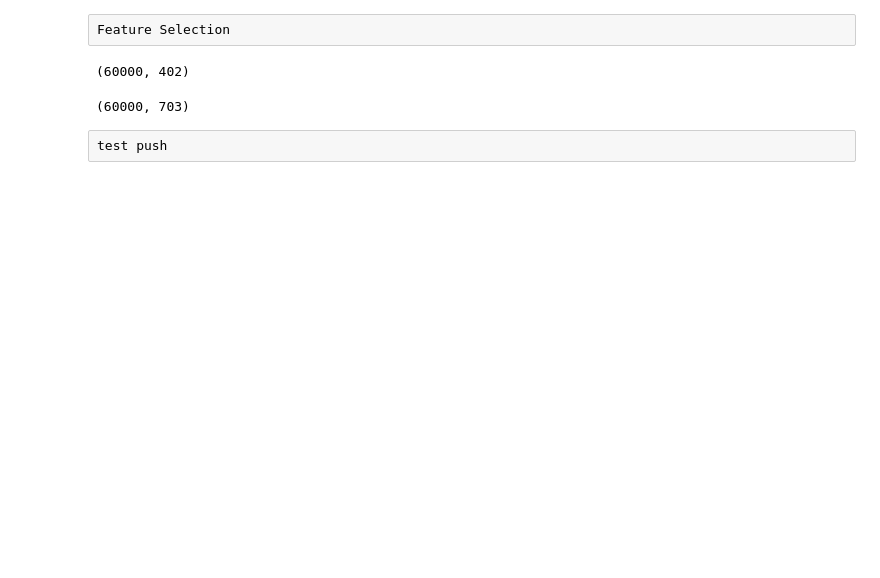
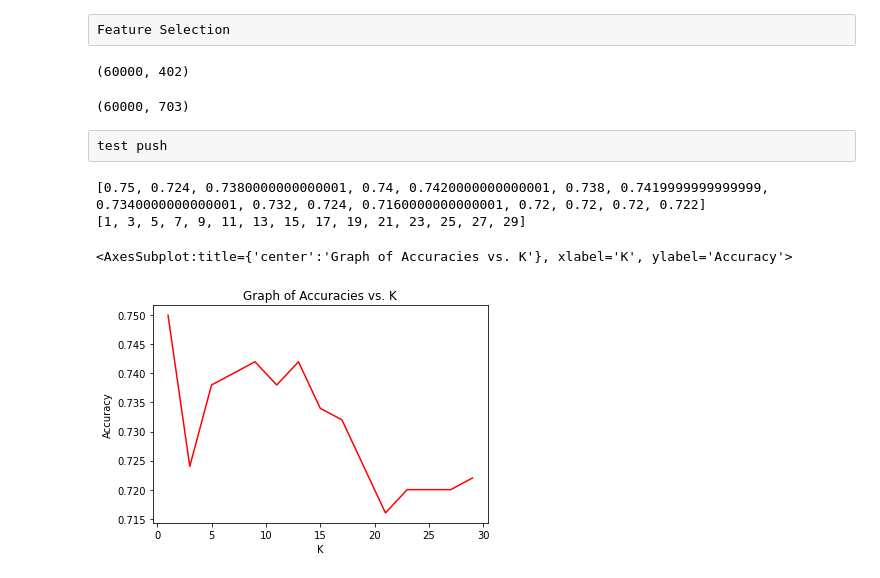
Before and after one commit to etgeorge/fashion, a Jupyter notebook: HW2.ipynb, the cells around one changed output. Saved outputs shown, nothing was run; the diff lists cells and outputs as text; code cells hidden in the pictures; blank space fills up the shorter version.

Commit message:
KNN classifier template

```diff
--- a/HW2.ipynb
+++ b/HW2.ipynb
@@ -185,3 +187,32 @@ new_normal.shape
 #This may be more accurate
 # %% [raw]
 test push
+# %%
+#So i dont fully understand the variance threshold and feature selection
+#yet I think youll need to walk me through the rationale and process for that.
+#Figured I could still map out a good KNN classifier skeleton using sklearn.
+#only thing we would need to change would be the new feature selected variables instead of train_images
+
+Accuracies = []
+K = []
+xx = train_images[0:500]
+yy = train_labels[0:500]
+for k in range(1,31):
+    if k%2 != 0:
+        neighbors = KNeighborsClassifier(n_neighbors=k)
+        neighbors.fit(xx, yy)
+        scores = cross_val_score(neighbors, xx, yy, cv = 10, scoring= 'accuracy')
+        accuracy = np.sum(scores)/10
+        Accuracies.append(accuracy)
+        K.append(k)
+print(Accuracies)
+print(K)
+plt.title('Graph of Accuracies vs. K')
+plt.xlabel('K')
+plt.ylabel('Accuracy')
+sns.lineplot(x=K,y=Accuracies, color='red')
+# %% [output]
+[0.75, 0.724, 0.7380000000000001, 0.74, 0.7420000000000001, 0.738, 0.7419999999999999, 0.7340000000000001, 0.732, 0.724, 0.7160000000000001, 0.72, 0.72, 0.72, 0.722]
+[1, 3, 5, 7, 9, 11, 13, 15, 17, 19, 21, 23, 25, 27, 29]
+<AxesSubplot:title={'center':'Graph of Accuracies vs. K'}, xlabel='K', ylabel='Accuracy'>
+[figure, added]
```
Also changed, not shown: parts of 5 cells of this notebook.
